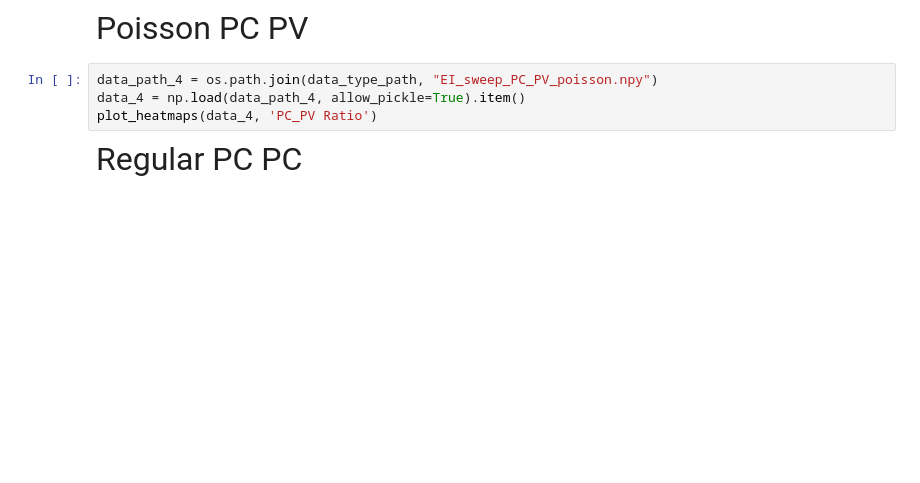
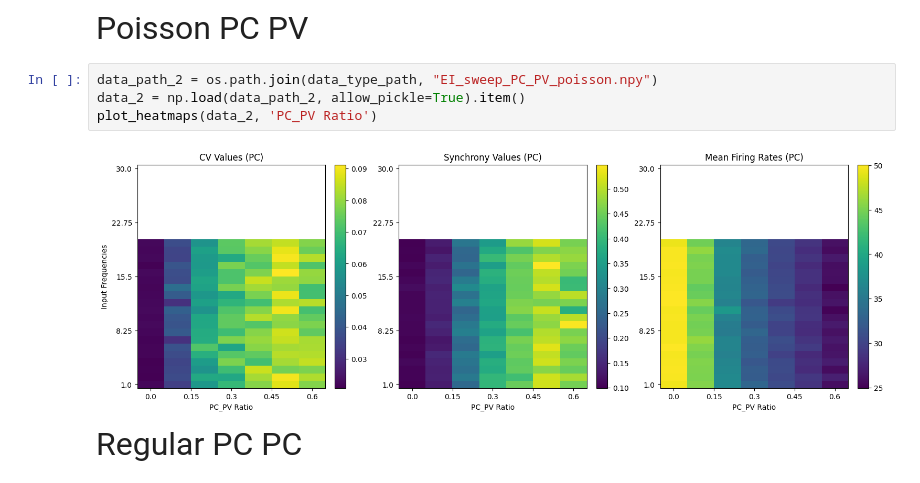
Before and after one commit to Aramatos/dynapse2_adaptation, a Jupyter notebook: Network_heatmaps_fig.ipynb, the cells around one changed output. Drawn from its saved outputs; the diff is of its cells as text; blank space fills up the shorter version.

```diff
--- a/Network_heatmaps_fig.ipynb
+++ b/Network_heatmaps_fig.ipynb
@@ -50,9 +54,11 @@ plot_heatmaps(data_4, 'PC_PC Ratio')
 # %% [markdown]
 <font size=6> Poisson PC PV
 # %%
-data_path_4 = os.path.join(data_type_path, "EI_sweep_PC_PV_poisson.npy")
-data_4 = np.load(data_path_4, allow_pickle=True).item()
-plot_heatmaps(data_4, 'PC_PV Ratio')
+data_path_2 = os.path.join(data_type_path, "EI_sweep_PC_PV_poisson.npy")
+data_2 = np.load(data_path_2, allow_pickle=True).item()
+plot_heatmaps(data_2, 'PC_PV Ratio')
+# %% [output]
+[figure, added]
 # %% [markdown]
 <font size=6> Regular PC PC
 # %%
```
Also changed, not shown: parts of 7 cells of this notebook, 2 other files.
